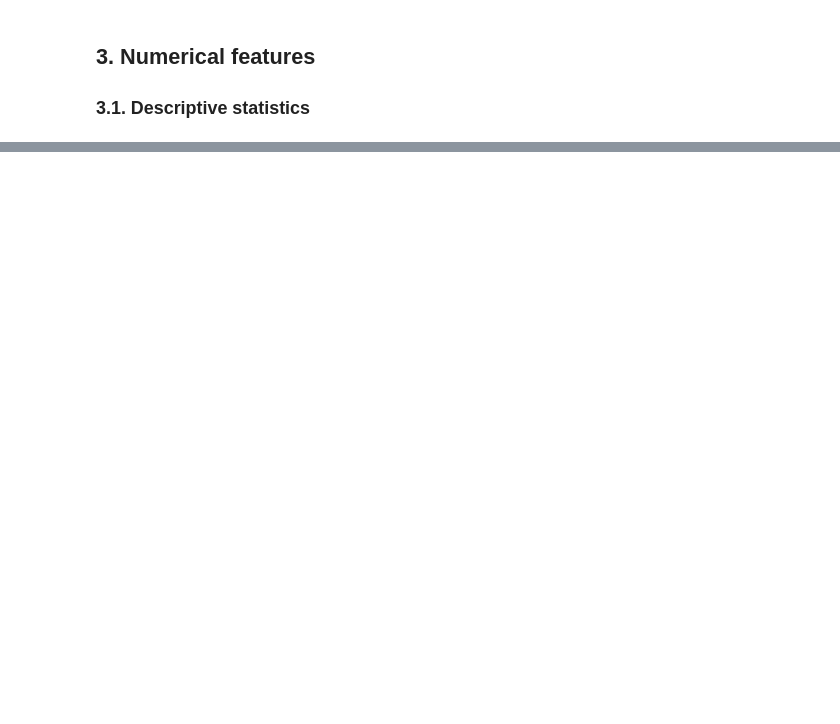
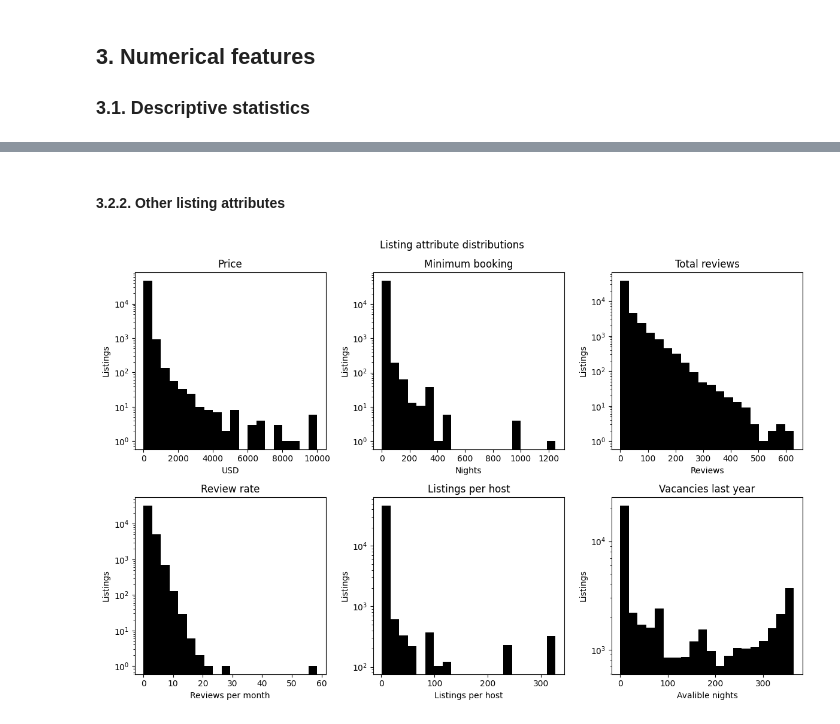
Before and after one commit to gperdrizet/gperdrizet-data-preprocessing-project-tutorial, a Jupyter notebook: gperdrizet_distributions.ipynb, the cells around one changed output, grey strips where cells are left out. Cells and saved outputs as stored; diff of their text form; code cells hidden in the pictures; blank space fills up the shorter version.

```diff
--- a/gperdrizet_distributions.ipynb
+++ b/gperdrizet_distributions.ipynb
@@ -92,0 +131,23 @@ plt.show()
+# %% [markdown]
+#### 3.2.2. Other listing attributes
+# %%
+features=['price', 'minimum_nights', 'number_of_reviews', 'reviews_per_month', 'calculated_host_listings_count', 'availability_365']
+plot_titles=['Price', 'Minimum booking', 'Total reviews', 'Review rate', 'Listings per host', 'Vacancies last year']
+xlabels=['USD', 'Nights', 'Reviews', 'Reviews per month', 'Listings per host', 'Avalible nights']
+
+fig, axs=plt.subplots(2,3, figsize=(12,8))
+axs=axs.flatten()
+
+fig.suptitle('Listing attribute distributions')
+
+for i, (plot_title, feature, xlabel) in enumerate(zip(plot_titles, features, xlabels)):
+
+    axs[i].set_title(plot_title)
+    axs[i].hist(data_df[feature], bins=20, color='black')
+    axs[i].set_xlabel(xlabel)
+    axs[i].set_ylabel('Listings')
+    axs[i].set_yscale('log')
+
+plt.tight_layout()
+# %% [output]
+[figure, added]
```
Also changed, not shown: parts of 9 cells of this notebook.
